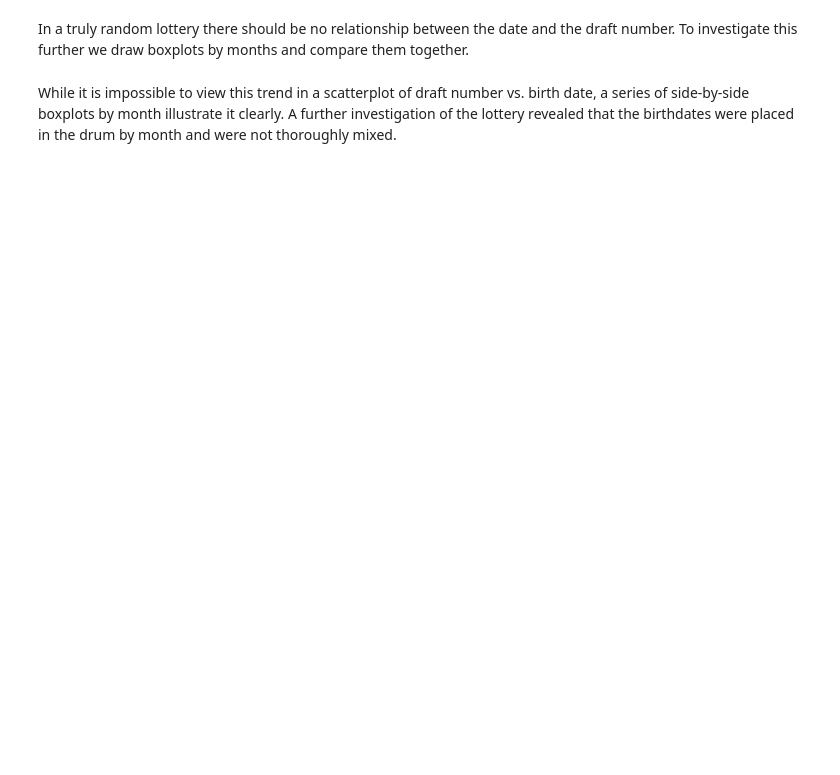
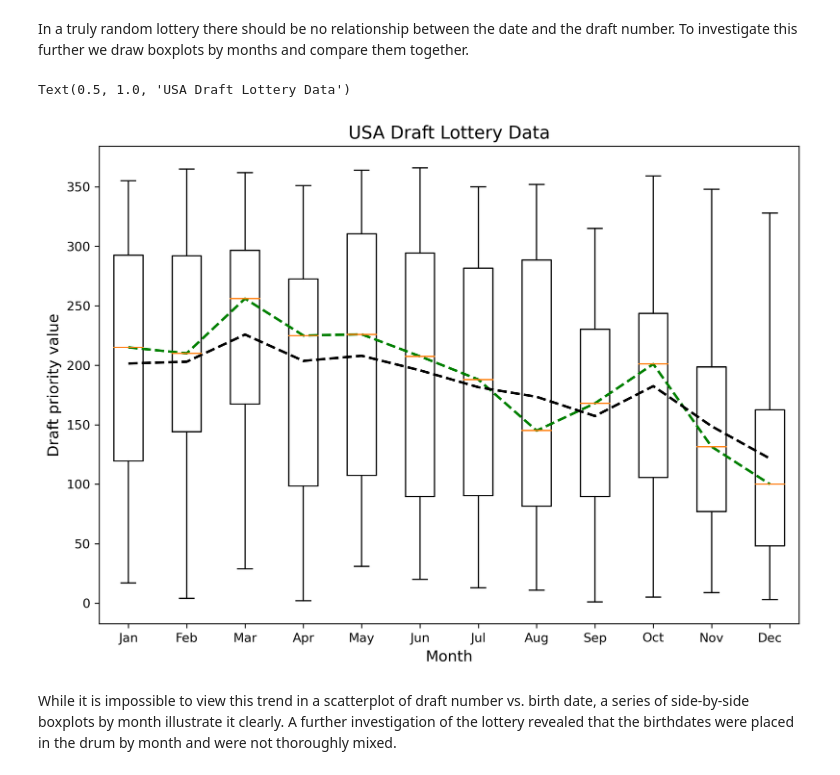
Before and after one commit to tulip-lab/flip00, a Jupyter notebook: F0B-02-ExploratoryDA.ipynb, the cells around one changed output. Drawn from its saved outputs; the diff is of its cells as text; code cells hidden in the pictures; blank space fills up the shorter version.

```diff
--- a/F0B-02-ExploratoryDA.ipynb
+++ b/F0B-02-ExploratoryDA.ipynb
@@ -617,7 +766,7 @@ Draw a scatter plot of the car weights and their fuel consumption as displayed i
 datafile = "data/Auto.csv"
 data = np.genfromtxt(datafile, delimiter=',')
 data = []
-with open(datafile, 'rb') as fp:
+with open(datafile, 'rt') as fp:
     reader = csv.reader(fp, delimiter=',')
     for row in reader:
         data.append(row)
@@ -660,7 +815,7 @@ Using what you have learnt by now, can you tell if it was a fair lottary or not?
 Read the data file and save the values in a 2D array.
 # %%
 data = []
-with open("data/DraftLottery.txt", 'rb') as fp:
+with open("data/DraftLottery.txt", 'rt') as fp:
     reader = csv.reader(fp, delimiter='\t')
     for row in reader:
         data.append(row)
@@ -680,25 +838,28 @@ ax.set_title("USA Draft Lottery Data", fontsize=14)
 In a truly random lottery there should be no relationship between the date and the draft number. To investigate this further we draw boxplots by months and compare them together.
 # %%
 fig, ax = plt.subplots(figsize=(10, 7), dpi=300)
-months_range = xrange(1, 13)
+months_range = range(1, 13)
 
 # boxplot data
-boxplot_data = [draft_no[months == mm] for mm in month_range]
+boxplot_data = [draft_no[months == mm] for mm in months_range]
 ax.boxplot(boxplot_data)
 
 # medians
 medians = [np.median(dd) for dd in boxplot_data]
 ax.plot(months_range, medians, "g--", lw=2)
 
 # means
 means = [dd.mean() for dd in boxplot_data]
 ax.plot(months_range, means, "k--", lw=2)
 
 month_labels = ["Jan", "Feb", "Mar", "Apr", "May", "Jun",
                 "Jul", "Aug", "Sep", "Oct", "Nov", "Dec"]
 ax.set_xlabel("Month", fontsize=12)
 ax.set_xticklabels(month_labels)
 ax.set_ylabel("Draft priority value", fontsize=12)
 ax.set_title("USA Draft Lottery Data", fontsize=14)
+# %% [output]
+Text(0.5, 1.0, 'USA Draft Lottery Data')
+[figure, added]
 # %% [markdown]
 While it is impossible to view this trend in a scatterplot of draft number vs. birth date, a series of side-by-side boxplots by month illustrate it clearly. A further investigation of the lottery revealed that the birthdates were placed in the drum by month and were not thoroughly mixed.
```
Also changed, not shown: parts of 37 cells of this notebook, 7 other files.
